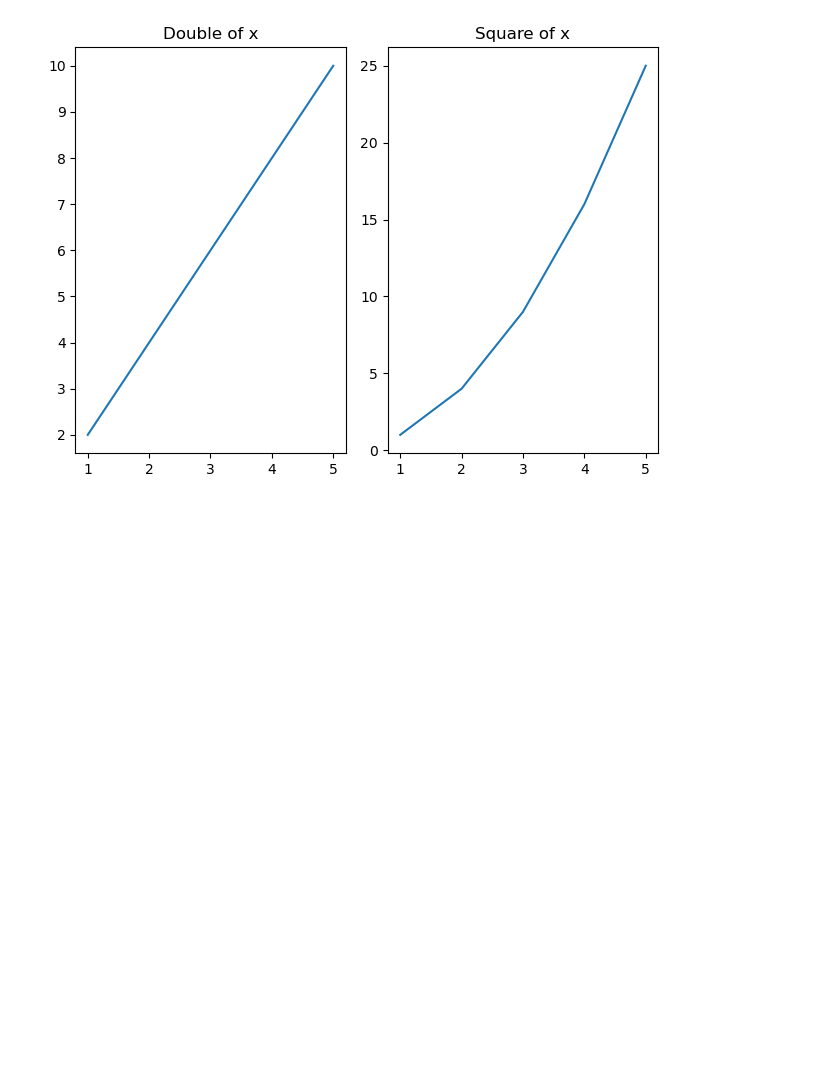
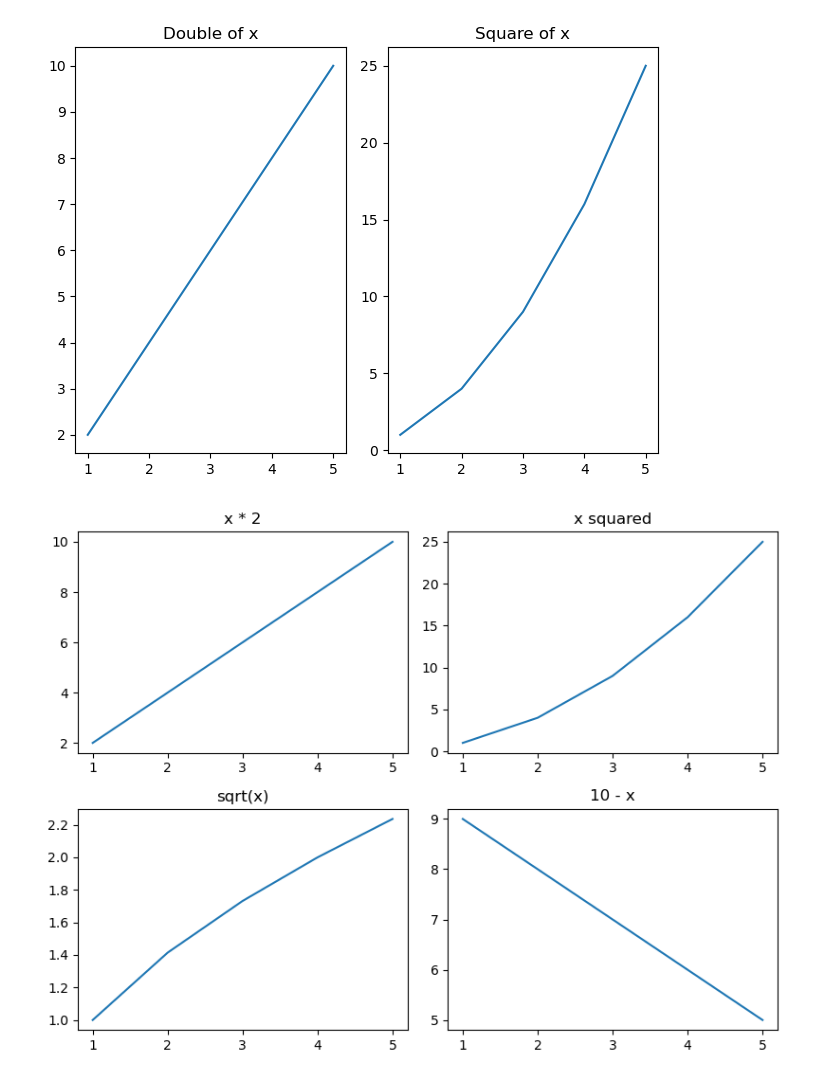
Before and after one commit to IndoKris/Data-Science, a Jupyter notebook: Matplotlib/Subplots.ipynb, the cells around one changed output. Drawn from its saved outputs; the diff is of its cells as text; code cells hidden in the pictures; blank space fills up the shorter version.

```diff
--- a/Matplotlib/Subplots.ipynb
+++ b/Matplotlib/Subplots.ipynb
@@ -18,3 +18,23 @@ plt.tight_layout()
 plt.show()
 # %% [output]
 [figure]
+# %%
+y3 = [i ** 0.5 for i in x]
+y4 = [10 - i for i in x]
+plt.figure(figsize=(8, 6)) # Optional: make it bigger
+plt.subplot(2, 2, 1)
+plt.plot(x, y1)
+plt.title('x * 2')
+plt.subplot(2, 2, 2)
+plt.plot(x, y2)
+plt.title('x squared')
+plt.subplot(2, 2, 3)
+plt.plot(x, y3)
+plt.title('sqrt(x)')
+plt.subplot(2, 2, 4)
+plt.plot(x, y4)
+plt.title('10 - x')
+plt.tight_layout()
+plt.show()
+# %% [output]
+[figure, added]
```
